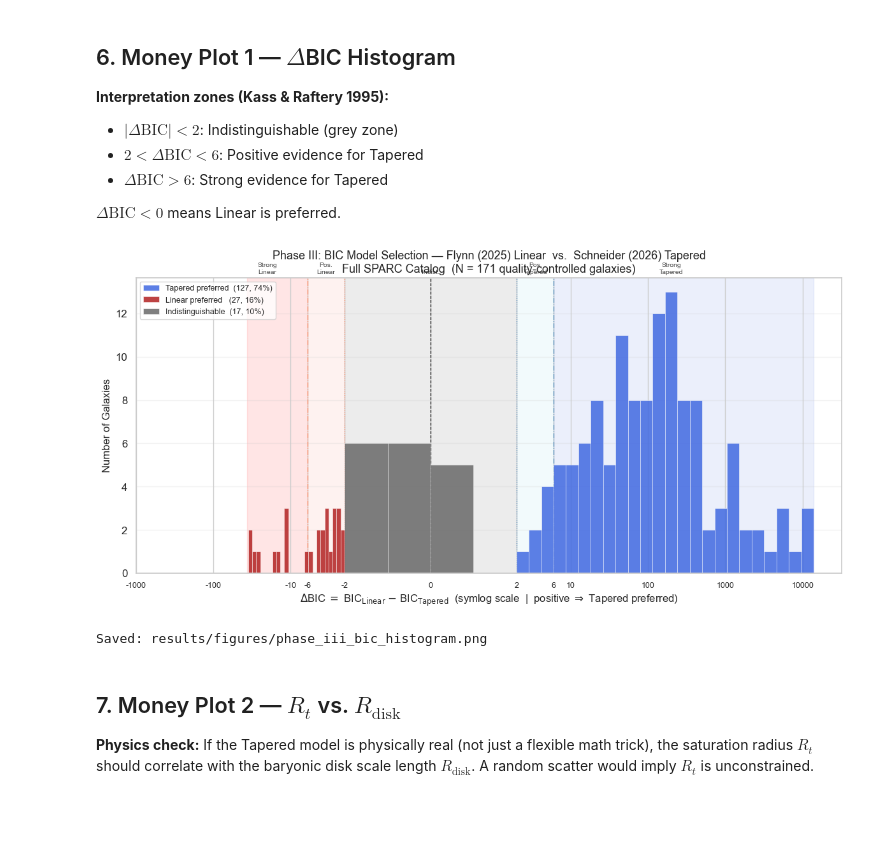
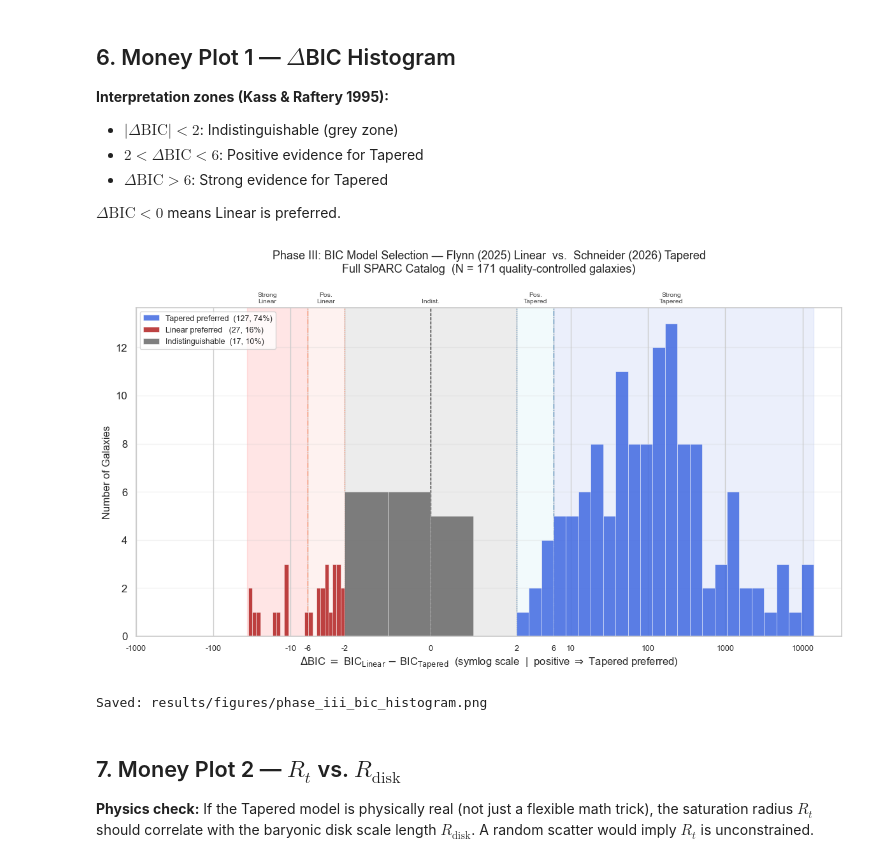
Before and after one commit to JustinSchneider/baryonic-omega-analysis, a Jupyter notebook: notebooks/07_full_catalog_analysis.ipynb, the cells around one changed output. Cells and saved outputs as stored; diff of their text form; code cells hidden in the pictures; blank space fills up the shorter version.

```diff
--- a/notebooks/07_full_catalog_analysis.ipynb
+++ b/notebooks/07_full_catalog_analysis.ipynb
@@ -615,7 +609,7 @@ n_lin  = linear_mask.sum()
 n_ind  = indist_mask.sum()
 n_good = len(plot_df)
 
-fig, ax = plt.subplots(figsize=(12, 6))
+fig, ax = plt.subplots(figsize=(12, 7))
 
 # Background evidence zones (drawn before bars)
 ax.axvspan(clip_lo - 1, -6, alpha=0.10, color='red',       zorder=0)
@@ -639,36 +633,37 @@ ax.hist(plot_df.loc[linear_mask,  'Delta_BIC_plot'], color='firebrick',  alpha=0
 ax.hist(plot_df.loc[indist_mask,  'Delta_BIC_plot'], color='dimgrey',    alpha=0.85,
         label=f'Indistinguishable  ({n_ind}, {n_ind/n_good*100:.0f}%)', **hist_kw)
 
 # Symlog x-axis — linear near zero, log in the wings
 ax.set_xscale('symlog', linthresh=LINTHRESH)
 ax.set_xticks([-1000, -100, -10, -6, -2, 0, 2, 6, 10, 100, 1000, 10000])
 ax.set_xticklabels(['-1000','-100','-10','-6','-2','0',
                      '2','6','10','100','1000','10000'], fontsize=9)
 
-# Evidence-zone labels
+# Evidence-zone labels — above the axes, below the title.
+# pad=40 on the title pushes it up enough to clear the two-line labels.
 for xt, lbl in [(-20,'Strong\nLinear'),(-3.5,'Pos.\nLinear'),
                  (0,'Indist.'),(3.5,'Pos.\nTapered'),(200,'Strong\nTapered')]:
     ax.text(xt, 1.01, lbl, ha='center', va='bottom', fontsize=7.5,
             color='#444444', transform=ax.get_xaxis_transform())
 
 ax.set_xlabel(
     r'$\Delta$BIC $=$ BIC$_{\rm Linear}$ $-$ BIC$_{\rm Tapered}$'
     r'  (symlog scale  |  positive $\Rightarrow$ Tapered preferred)',
     fontsize=12)
 ax.set_ylabel('Number of Galaxies', fontsize=12)
 ax.set_title(
     'Phase III: BIC Model Selection — Flynn (2025) Linear  vs.  Schneider (2026) Tapered\n'
     f'Full SPARC Catalog  (N = {n_good} quality-controlled galaxies)',
-    fontsize=13)
+    fontsize=13, pad=40)
 ax.legend(fontsize=9, loc='upper left')
 ax.grid(True, alpha=0.25, axis='y')
 
 plt.tight_layout()
 fig.savefig(FIGURES_DIR / 'phase_iii_bic_histogram.png', dpi=150, bbox_inches='tight')
 plt.show()
 print('Saved: results/figures/phase_iii_bic_histogram.png')
 # %% [output]
-[figure, old version]
+[figure, new version]
 Saved: results/figures/phase_iii_bic_histogram.png
 # %% [markdown]
 ## 7. Money Plot 2 — $R_t$ vs. $R_{\text{disk}}$
```
Also changed, not shown: parts of 3 cells of this notebook, 6 other files.
